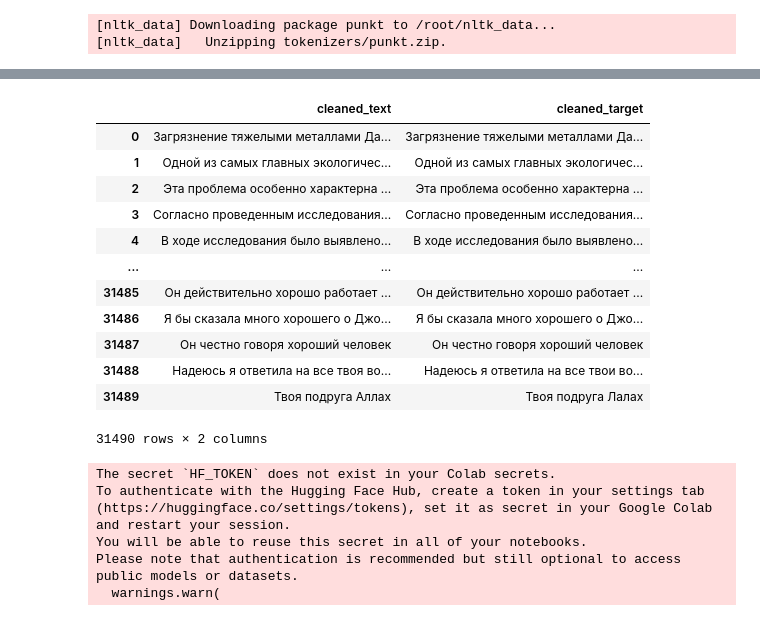
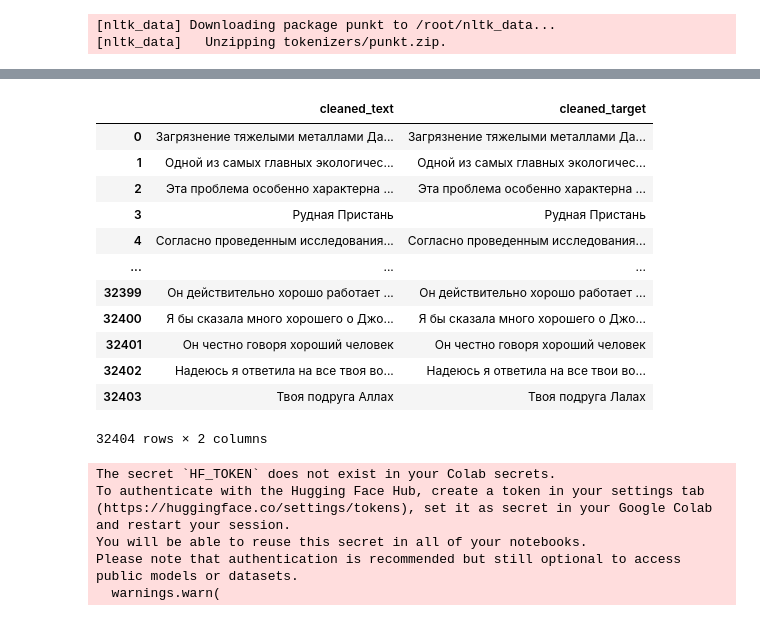
Before and after one commit to Nimbleredsquirrel/Deep-Learning-Based-GEC-in-Non-Standard-Russian, a Jupyter notebook: preprocessing.ipynb, the cells around one changed output, grey strips where cells are left out. Saved outputs shown, nothing was run; the diff lists cells and outputs as text; code cells hidden in the pictures.

```diff
--- a/preprocessing.ipynb
+++ b/preprocessing.ipynb
@@ -46,3 +67,18 @@ sentences = sentences[~sentences.corrected.isna()]
+# %%
+def split_large(texts1, texts2):
+    arr1, arr2 = [], []
+    for i in range(len(texts1)):
+        new1 = sent_tokenize(texts1[i])
+        new2 = sent_tokenize(texts2[i])
+        if len(new1) == len(new2):
+            for j in range(len(new1)):
+                arr1.append(new1[j])
+                arr2.append(new2[j])
+    return arr1, arr2
+# %%
+new_not_corr, new_corr = split_large(not_correct, correct)
+# %%
+df = pd.DataFrame({'text': new_not_corr, 'corrected': new_corr})
 # %%
 def spellchecker(text):
     command = "echo '{}' | aspell --lang=ru list".format(text.replace("'", "’"))
@@ -62,5 +98,5 @@ def spellchecker(text):
 
     return corrected_text
 # %%
-sentences['text_orpho'] = sentences['text'].progress_apply(spellchecker)
+df['text_orpho'] = df['text'].progress_apply(spellchecker)
 # %%
@@ -75,31 +111,33 @@ sentences.head()
 # %%
 def cleaning(punct, texts):
   clean_data = []
   for text in texts:
-    for item in punct:
-      if item in text:
-        text = text.replace(item, '')
-    clean_text = ' '.join([word for word in word_tokenize(text)])
+    new_text = []
+    text = word_tokenize(text)
+    for word in text:
+        if word not in punct:
+            new_text.append(word)
+    clean_text = ' '.join(new_text)
     clean_data.append(clean_text)
   return clean_data
 
 
-clean_df = pd.DataFrame({'cleaned_text': cleaning(string.punctuation, sentences.text_orpho), 'cleaned_target': cleaning(string.punctuation, sentences.corrected)})
+clean_df = pd.DataFrame({'cleaned_text': cleaning(string.punctuation, df.text_orpho), 'cleaned_target': cleaning(string.punctuation, df.corrected)})
 clean_df
 # %% [output]
 |  | cleaned_text | cleaned_target |
 | 0 | Загрязнение тяжелыми металлами Да... | Загрязнение тяжелыми металлами Да... |
 | 1 | Одной из самых главных экологичес... | Одной из самых главных экологичес... |
 | 2 | Эта проблема особенно характерна ... | Эта проблема особеннo характерна ... |
-| 3 | Согласно проведенным исследования... | Согласно проведенным исследования... |
-| 4 | В ходе исследования было выявлено... | В ходе исследования было выявлено... |
+| 3 | Рудная Пристань | Рудная Пристань |
+| 4 | Согласно проведенным исследования... | Согласно проведенным исследования... |
 | ... | ... | ... |
-| 31485 | Он действительно хорошо работает ... | Он действительно хорошо работает ... |
-| 31486 | Я бы сказала много хорошего о Джо... | Я бы сказала много хорошего о Джо... |
-| 31487 | Он честно говоря хороший человек | Он честно говоря хороший человек |
-| 31488 | Надеюсь я ответила на все твоя во... | Надеюсь я ответила на все твои во... |
-| 31489 | Твоя подруга Аллах | Твоя подруга Лалах |
+| 32399 | Он действительно хорошо работает ... | Он действительно хорошо работает ... |
+| 32400 | Я бы сказала много хорошего о Джо... | Я бы сказала много хорошего о Джо... |
+| 32401 | Он честно говоря хороший человек | Он честно говоря хороший человек |
+| 32402 | Надеюсь я ответила на все твоя во... | Надеюсь я ответила на все твои во... |
+| 32403 | Твоя подруга Аллах | Твоя подруга Лалах |
-31490 rows × 2 columns
+32404 rows × 2 columns
 # %%
 # the code is taken from here: https://huggingface.co/1-800-BAD-CODE/xlm-roberta_punctuation_fullstop_truecase
 # Download the models from HF hub. Note: to clean up, you can find these files in your HF cache directory
```
Also changed, not shown: parts of 8 cells of this notebook.
